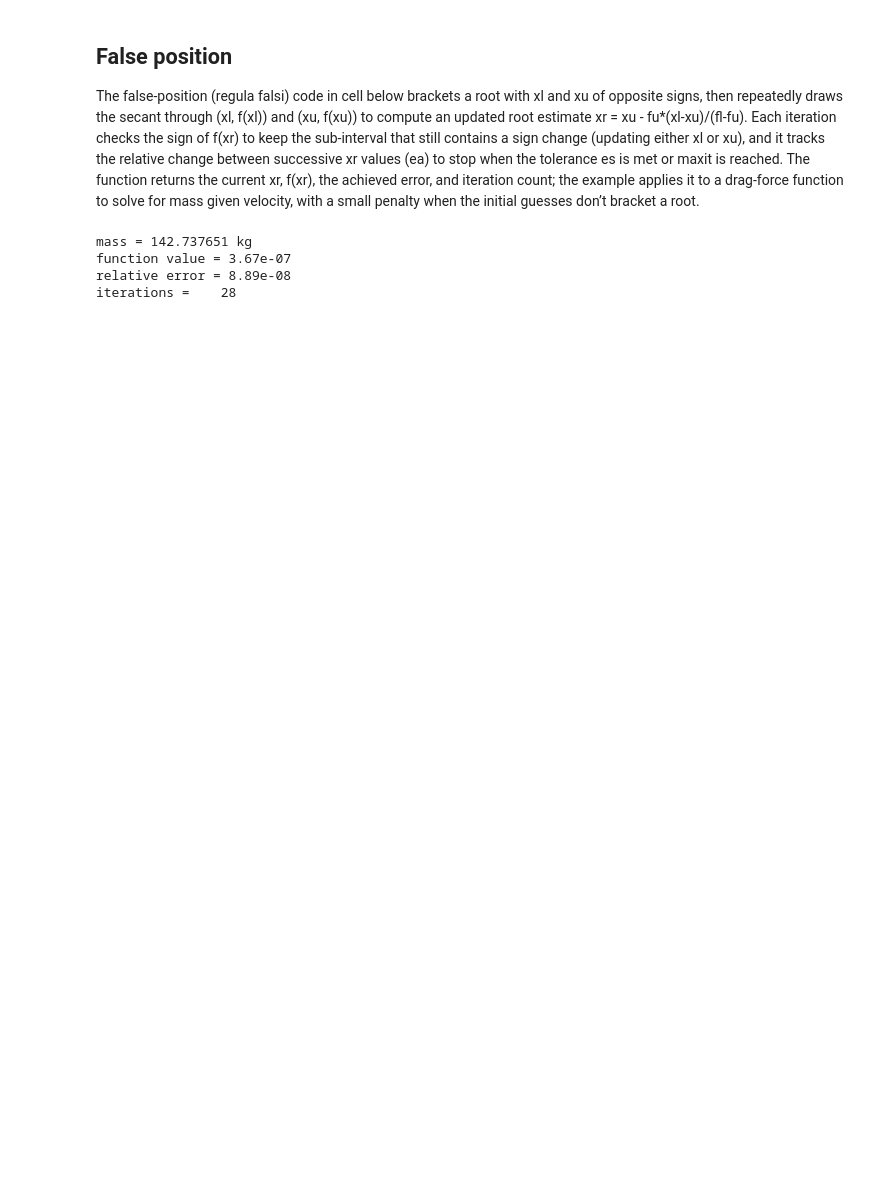
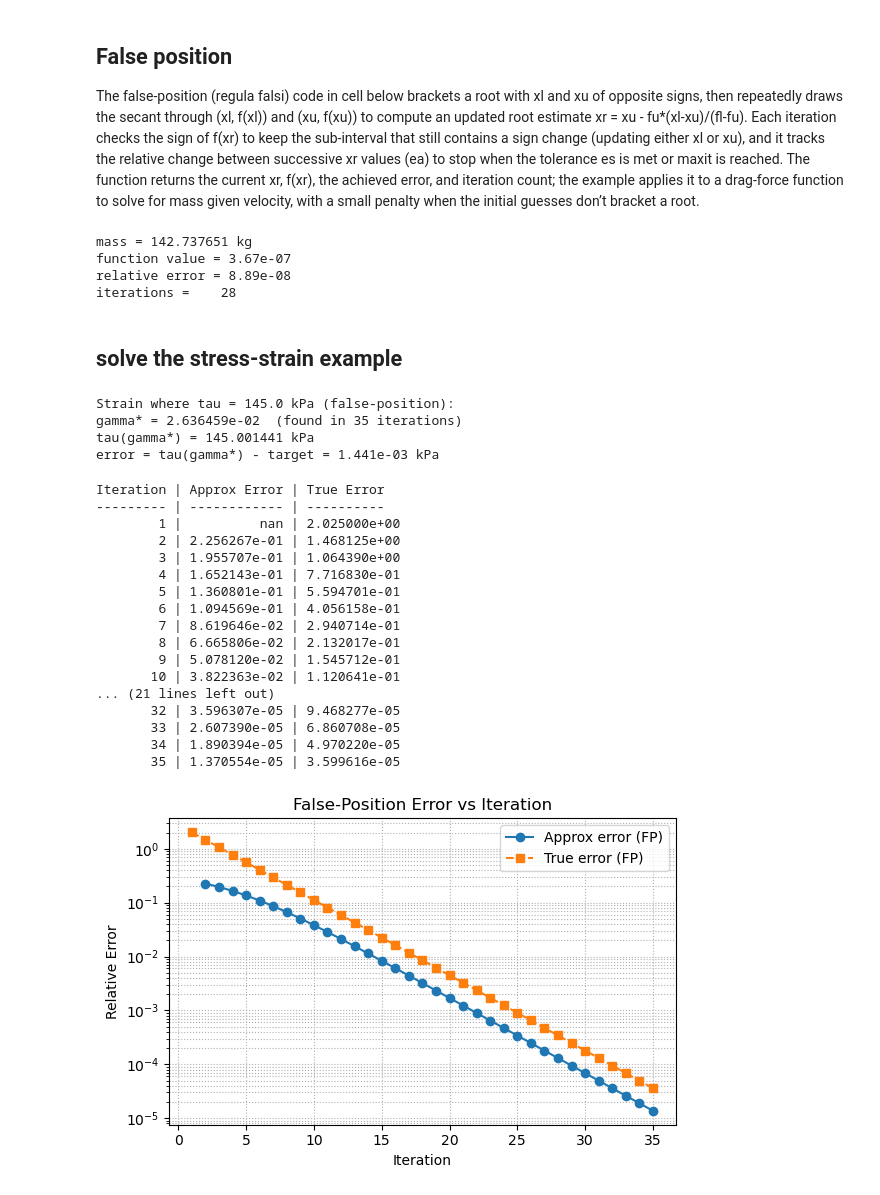
Before and after one commit to dtrad/goph420_class, a Jupyter notebook: examples/lecture3a.ipynb, the cells around one changed output. Drawn from its saved outputs; the diff is of its cells as text; code cells hidden in the pictures; blank space fills up the shorter version.

Commit message:
added stress-strain examples

```diff
--- a/examples/lecture3a.ipynb
+++ b/examples/lecture3a.ipynb
@@ -279,3 +492,5 @@ mass = 142.737651 kg
 function value = 3.67e-07
 relative error = 8.89e-08
 iterations =    28
+# %% [markdown]
+## solve the stress-strain example
@@ -281,0 +538,53 @@ iterations =    28
+# %%
+# Solve the same stress problem using false-position
+gamma_star_fp, iters_fp, approx_errors_fp, iterates_fp = false_position2(f, a, b, tol=1e-10)
+
+print(f"\nStrain where tau = {tau_target:.1f} kPa (false-position):")
+print(f"gamma* = {gamma_star_fp:.6e}  (found in {iters_fp} iterations)")
+
+# Quick check
+print(f"tau(gamma*) = {tau(gamma_star_fp):.6f} kPa")
+print(f"error = tau(gamma*) - target = {tau(gamma_star_fp) - tau_target:.3e} kPa")
+# %% [output]
+Strain where tau = 145.0 kPa (false-position):
+gamma* = 2.636459e-02  (found in 35 iterations)
+tau(gamma*) = 145.001441 kPa
+error = tau(gamma*) - target = 1.441e-03 kPa
+# %%
+# Error table and plot for false-position
+exact = 2.636364e-2
+true_errors_fp = np.abs((iterates_fp - exact) / exact)
+
+print("Iteration | Approx Error | True Error")
+print("--------- | ------------ | ----------")
+for k, (ea, et) in enumerate(zip(approx_errors_fp, true_errors_fp), start=1):
+    print(f"{k:9d} | {ea:12.6e} | {et:10.6e}")
+
+plt.figure(figsize=(6,4))
+plt.semilogy(range(1, len(approx_errors_fp)+1), approx_errors_fp, 'o-', label='Approx error (FP)')
+plt.semilogy(range(1, len(true_errors_fp)+1), true_errors_fp, 's--', label='True error (FP)')
+plt.xlabel('Iteration')
+plt.ylabel('Relative Error')
+plt.title('False-Position Error vs Iteration')
+plt.grid(True, which='both', ls=':')
+plt.legend()
+plt.tight_layout()
+# %% [output]
+Iteration | Approx Error | True Error
+--------- | ------------ | ----------
+        1 |          nan | 2.025000e+00
+        2 | 2.256267e-01 | 1.468125e+00
+        3 | 1.955707e-01 | 1.064390e+00
+        4 | 1.652143e-01 | 7.716830e-01
+        5 | 1.360801e-01 | 5.594701e-01
+        6 | 1.094569e-01 | 4.056158e-01
+        7 | 8.619646e-02 | 2.940714e-01
+        8 | 6.665806e-02 | 2.132017e-01
+        9 | 5.078120e-02 | 1.545712e-01
+       10 | 3.822363e-02 | 1.120641e-01
+... (21 lines left out)
+       32 | 3.596307e-05 | 9.468277e-05
+       33 | 2.607390e-05 | 6.860708e-05
+       34 | 1.890394e-05 | 4.970220e-05
+       35 | 1.370554e-05 | 3.599616e-05
+[figure, added]
```
Also changed, not shown: parts of 9 cells of this notebook.
